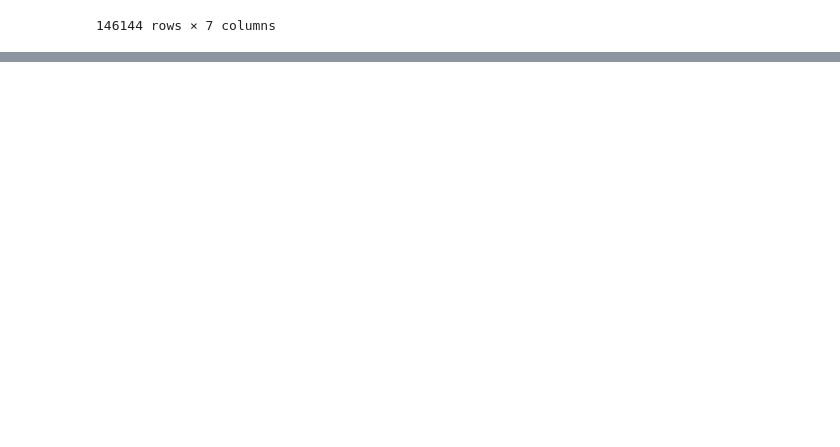
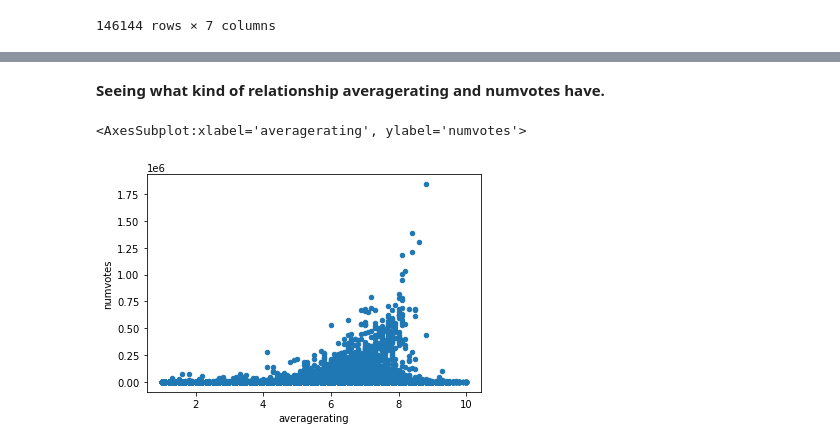
Before and after one commit to learn-co-curriculum/dsc-project-template, a Jupyter notebook: cleaning_and_eda.ipynb, the cells around one changed output, grey strips where cells are left out. Cells and saved outputs as stored; diff of their text form; code cells hidden in the pictures; blank space fills up the shorter version.

```diff
--- a/cleaning_and_eda.ipynb
+++ b/cleaning_and_eda.ipynb
@@ -98,0 +146,4 @@ Ratings NaNs: 72288
+# %%
+# Dropping titles with no votes or rating
+
+imdb_movies_plus_ratings.dropna(subset=['numvotes'], inplace=True)
@@ -98,0 +251,2 @@ Ratings NaNs: 72288
+# %%
+imdb_movies_plus_ratings.dropna(subset=['genres'], inplace=True)
@@ -98,0 +302,5 @@ Ratings NaNs: 72288
+# %%
+imdb_movies_plus_ratings.sort_values(by='numvotes', ascending=False, inplace=True)
+# %%
+imdb_movies_plus_ratings.drop_duplicates(subset=[
+            'original_title', 'runtime_minutes', 'start_year'], inplace=True, keep='first')
@@ -98,0 +317,7 @@ Ratings NaNs: 72288
+# %% [markdown]
+**Seeing what kind of relationship averagerating and numvotes have.**
+# %%
+imdb_movies_plus_ratings.plot(kind='scatter', y='numvotes', x='averagerating')
+# %% [output]
+<AxesSubplot:xlabel='averagerating', ylabel='numvotes'>
+[figure, added]
```
Also changed, not shown: parts of 36 cells of this notebook, 1 other file.
